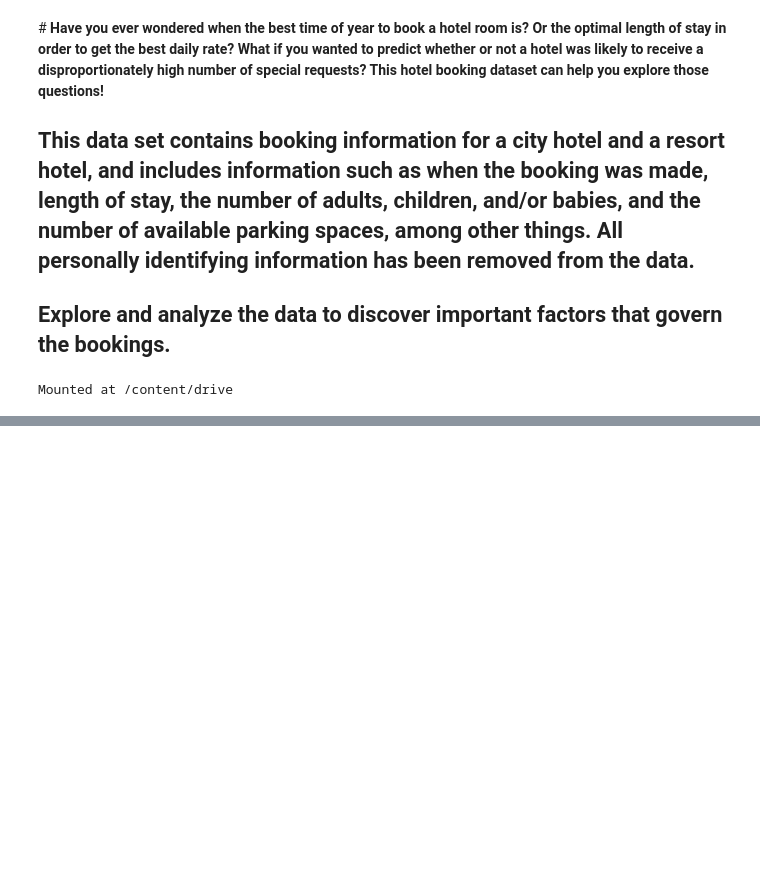
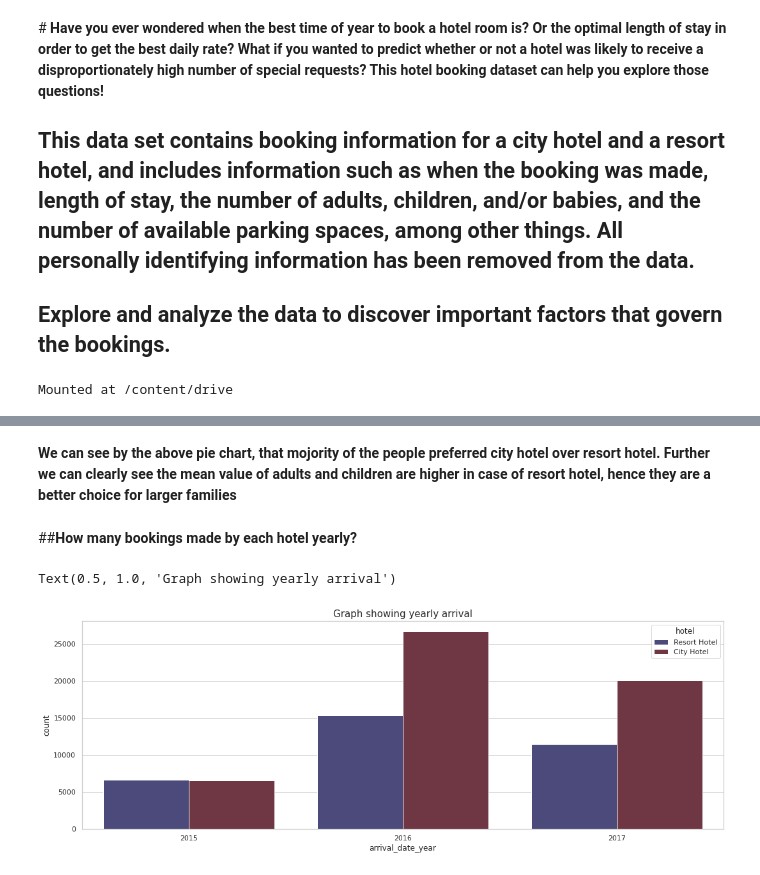
Before and after one commit to DSJibran/Hotel-Booking-EDA-Analysis, a Jupyter notebook: Hotel_Booking_Analysis.ipynb, the cells around one changed output, grey strips where cells are left out. Saved outputs shown, nothing was run; the diff lists cells and outputs as text; code cells hidden in the pictures; blank space fills up the shorter version.

```diff
--- a/Hotel_Booking_Analysis.ipynb
+++ b/Hotel_Booking_Analysis.ipynb
@@ -328,0 +208,12 @@ See the caveats in the documentation: https://pandas.pydata.org/pandas-docs/stab
+# %% [markdown]
+**We can see by the above pie chart, that mojority of the people preferred city hotel over resort hotel. Further we can clearly see the mean value of adults and children are higher in case of resort hotel, hence they are a better choice for larger families**
+# %% [markdown]
+##**How many bookings made by each hotel yearly?**
+# %%
+plt.figure(figsize=(18,6))
+sns.set(style = "whitegrid")
+
+sns.countplot(data = df, x = 'arrival_date_year', hue = 'hotel' , palette='icefire').set_title('Graph showing yearly arrival', fontsize =15)
+# %% [output]
+Text(0.5, 1.0, 'Graph showing yearly arrival')
+[figure, added]
```
Also changed, not shown: parts of 101 cells of this notebook.
